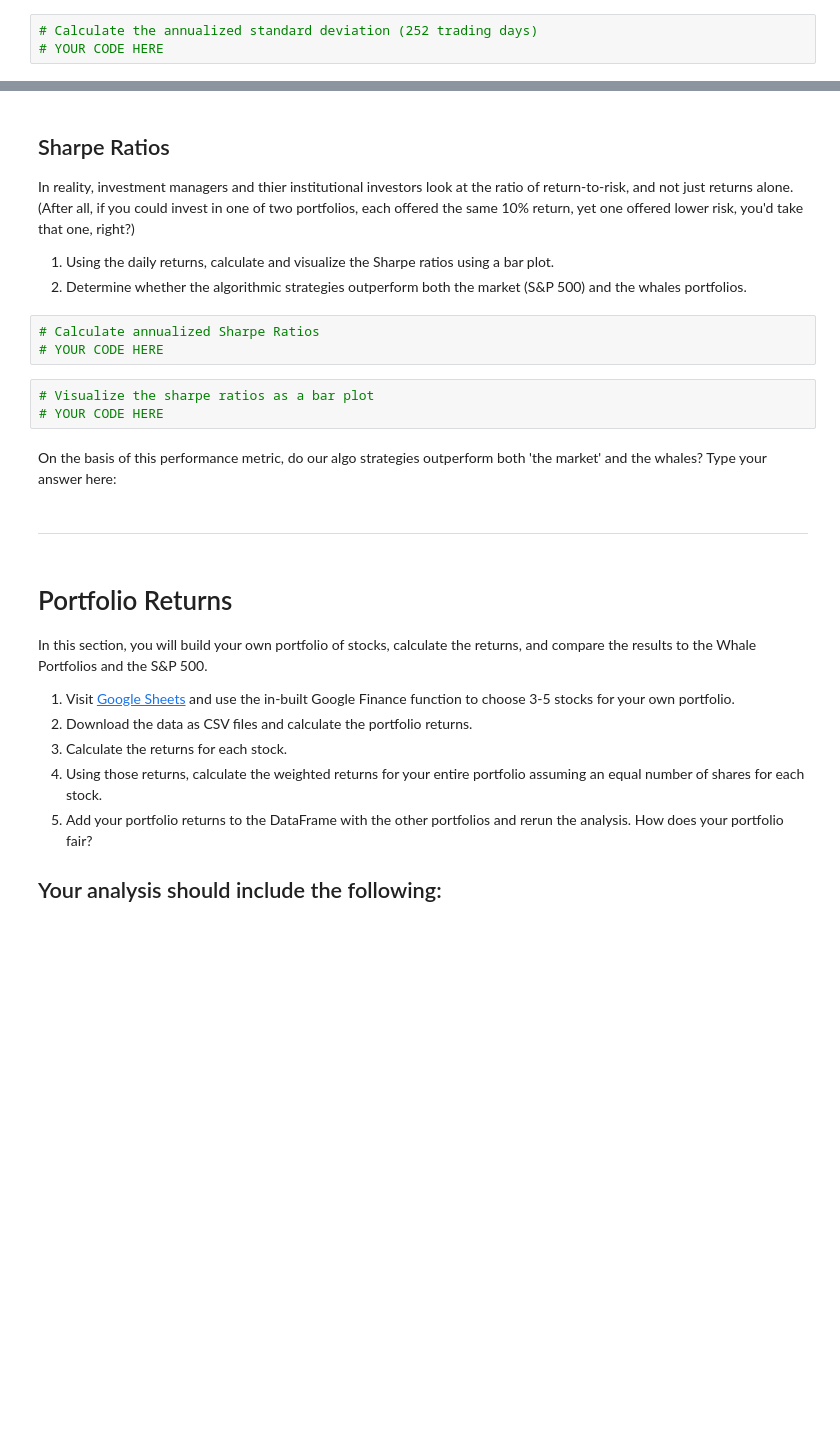
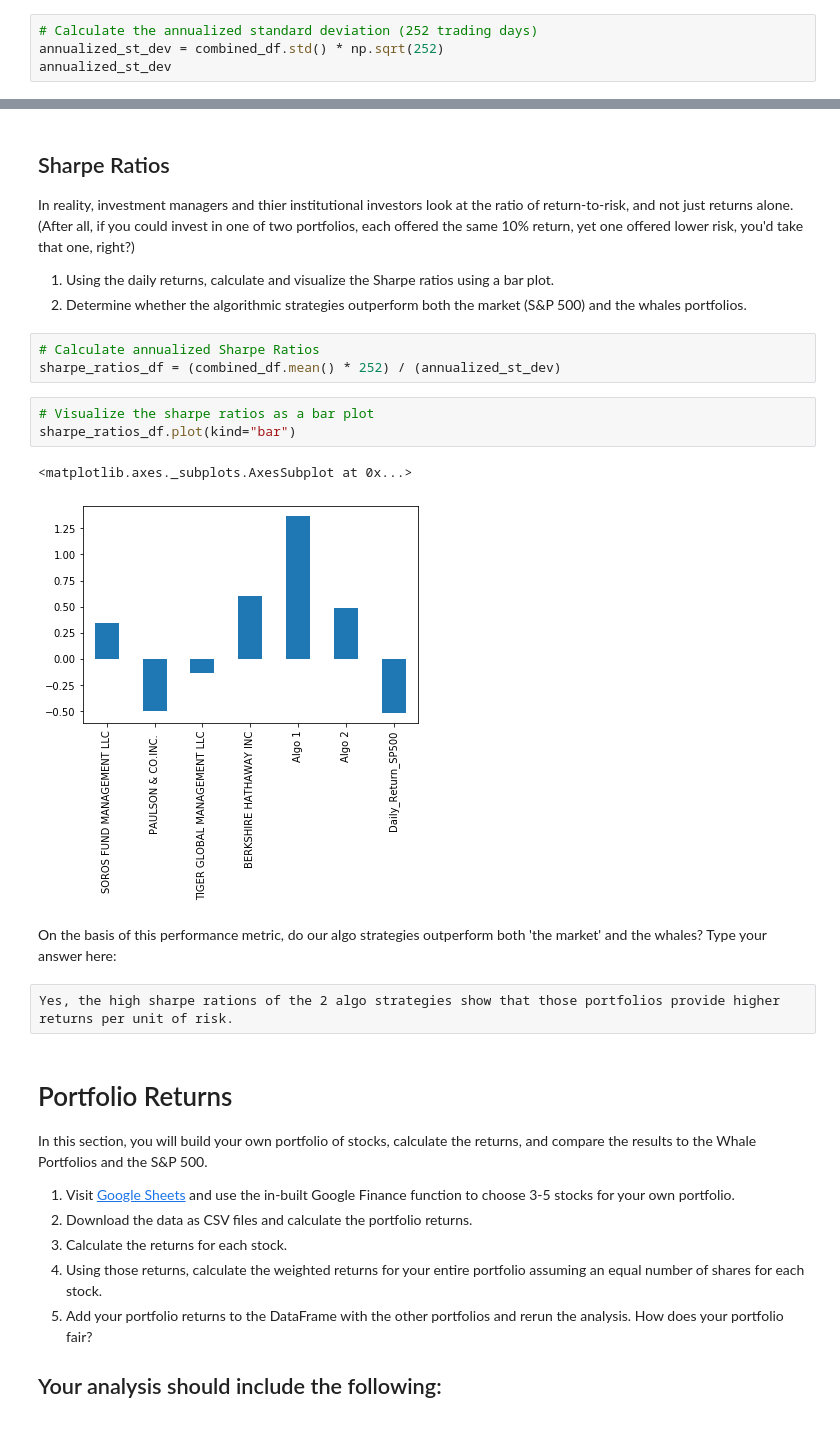
Before and after one commit to boranova/A-Whale-Off-the-Port-folio, a Jupyter notebook: whale_analysis.ipynb, the cells around one changed output, grey strips where cells are left out. Saved outputs shown, nothing was run; the diff lists cells and outputs as text; blank space fills up the shorter version.

Commit message:
added sharpe ratios and annualized st.dev

```diff
--- a/whale_analysis.ipynb
+++ b/whale_analysis.ipynb
@@ -253,3 +259,4 @@ st_devs["Daily_Return_SP500"]
 # %%
 # Calculate the annualized standard deviation (252 trading days)
-# YOUR CODE HERE
+annualized_st_dev = combined_df.std() * np.sqrt(252)
+annualized_st_dev
@@ -288,14 +304,17 @@ In reality, investment managers and thier institutional investors look at the ra
 2. Determine whether the algorithmic strategies outperform both the market (S&P 500) and the whales portfolios.
 # %%
 # Calculate annualized Sharpe Ratios
-# YOUR CODE HERE
+sharpe_ratios_df = (combined_df.mean() * 252) / (annualized_st_dev)
 # %%
 # Visualize the sharpe ratios as a bar plot
-# YOUR CODE HERE
+sharpe_ratios_df.plot(kind="bar")
+# %% [output]
+<matplotlib.axes._subplots.AxesSubplot at 0x...>
+[figure, added]
 # %% [markdown]
 On the basis of this performance metric, do our algo strategies outperform both 'the market' and the whales? Type your answer here:
-# %% [markdown]
----
+# %% [raw]
+Yes, the high sharpe rations of the 2 algo strategies show that those portfolios provide higher returns per unit of risk.
 # %% [markdown]
 # Portfolio Returns
 
```
Also changed, not shown: parts of 5 cells of this notebook.
